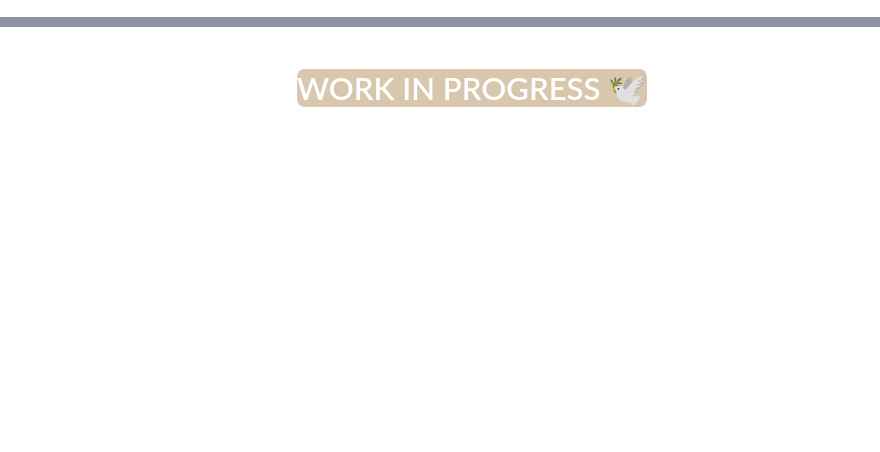
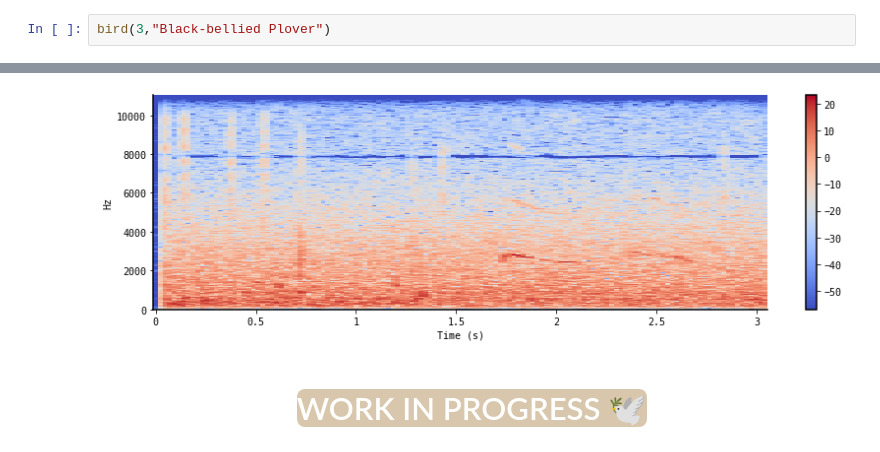
Before and after one commit to heyrobin/Birds-identify-eda, a Jupyter notebook: birds-eda.ipynb, the cells around one changed output, grey strips where cells are left out. Drawn from its saved outputs; the diff is of its cells as text; blank space fills up the shorter version.

```diff
--- a/birds-eda.ipynb
+++ b/birds-eda.ipynb
@@ -159,0 +253,3 @@ bird(2,"Japanese Bush Warbler")
+# %%
+bird(3,"Black-bellied Plover")
+# %% [output]
@@ -160,2 +257,3 @@ bird(2,"Japanese Bush Warbler")
+[figure, added]
 # %% [markdown]
 # <center> <span style="font-family:Georgia"> <span style="color:white;display:fill;border-radius:8px;background-color:#D8C7AD;font-size:120%;">  WORK IN PROGRESS 🕊️</span><a id="1"></a>
```
Also changed, not shown: parts of 32 cells of this notebook.
